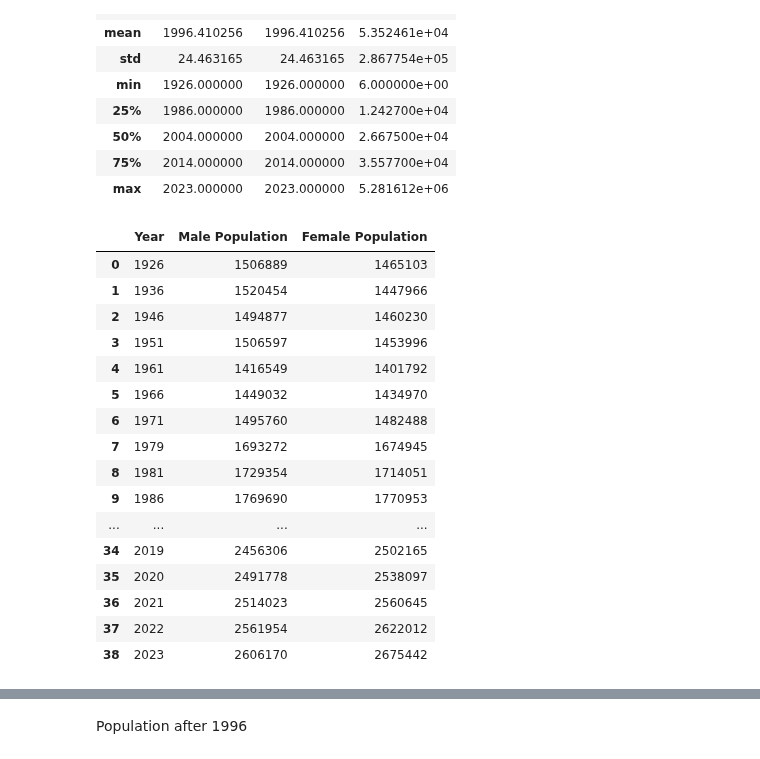
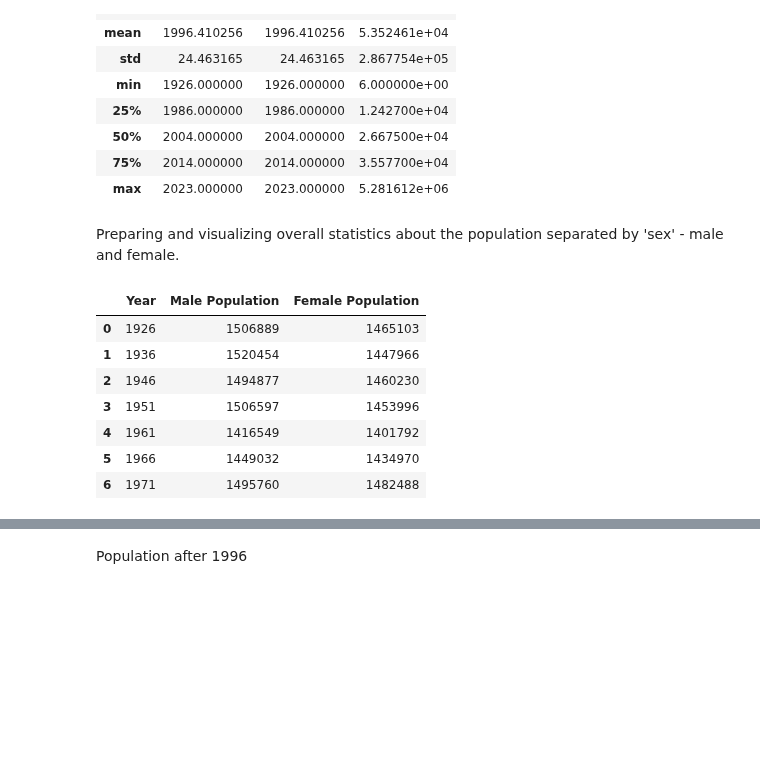
Before and after one commit to Ivkoto/DataAnalyticsMachineLearning, a Jupyter notebook: Data_Preparation/CA1_V6_2_refactored.ipynb, the cells around one changed output, grey strips where cells are left out. Cells and saved outputs as stored; diff of their text form; code cells hidden in the pictures; blank space fills up the shorter version.

```diff
--- a/Data_Preparation/CA1_V6_2_refactored.ipynb
+++ b/Data_Preparation/CA1_V6_2_refactored.ipynb
@@ -58,6 +60,8 @@ population_df.describe()
 | 50% | 2004.000000 | 2004.000000 | 2.667500e+04 |
 | 75% | 2014.000000 | 2014.000000 | 3.557700e+04 |
 | max | 2023.000000 | 2023.000000 | 5.281612e+06 |
+# %% [markdown]
+Preparing and visualizing overall statistics about the population separated by 'sex' - male and female.
 # %%
 population_male_data = population_df[(population_df['Sex'] == 'Male') & (population_df['Single Year of Age'] == 'All ages')]
 population_female_data = population_df[(population_df['Sex'] == 'Female') & (population_df['Single Year of Age'] == 'All ages')]
@@ -66,26 +70,16 @@ pop_male_values = population_male_data['VALUE'].values
 pop_female_values = population_female_data['VALUE'].values
 # %%
 population_table = pd.DataFrame({'Year': pop_unq_years, 'Male Population': pop_male_values, 'Female Population': pop_female_values})
-
-population_table
+population_table.head(7)
 # %% [output]
 |  | Year | Male Population | Female Population |
 | 0 | 1926 | 1506889 | 1465103 |
 | 1 | 1936 | 1520454 | 1447966 |
 | 2 | 1946 | 1494877 | 1460230 |
 | 3 | 1951 | 1506597 | 1453996 |
 | 4 | 1961 | 1416549 | 1401792 |
 | 5 | 1966 | 1449032 | 1434970 |
 | 6 | 1971 | 1495760 | 1482488 |
-| 7 | 1979 | 1693272 | 1674945 |
-| 8 | 1981 | 1729354 | 1714051 |
-| 9 | 1986 | 1769690 | 1770953 |
-| ... | ... | ... | ... |
-| 34 | 2019 | 2456306 | 2502165 |
-| 35 | 2020 | 2491778 | 2538097 |
-| 36 | 2021 | 2514023 | 2560645 |
-| 37 | 2022 | 2561954 | 2622012 |
-| 38 | 2023 | 2606170 | 2675442 |
 # %%
 plt.figure(figsize=(12, 6))
 plt.plot(pop_unq_years, pop_male_values, label='Male Population', marker='s')
```
Also changed, not shown: parts of 4 cells of this notebook, 1 other file.
